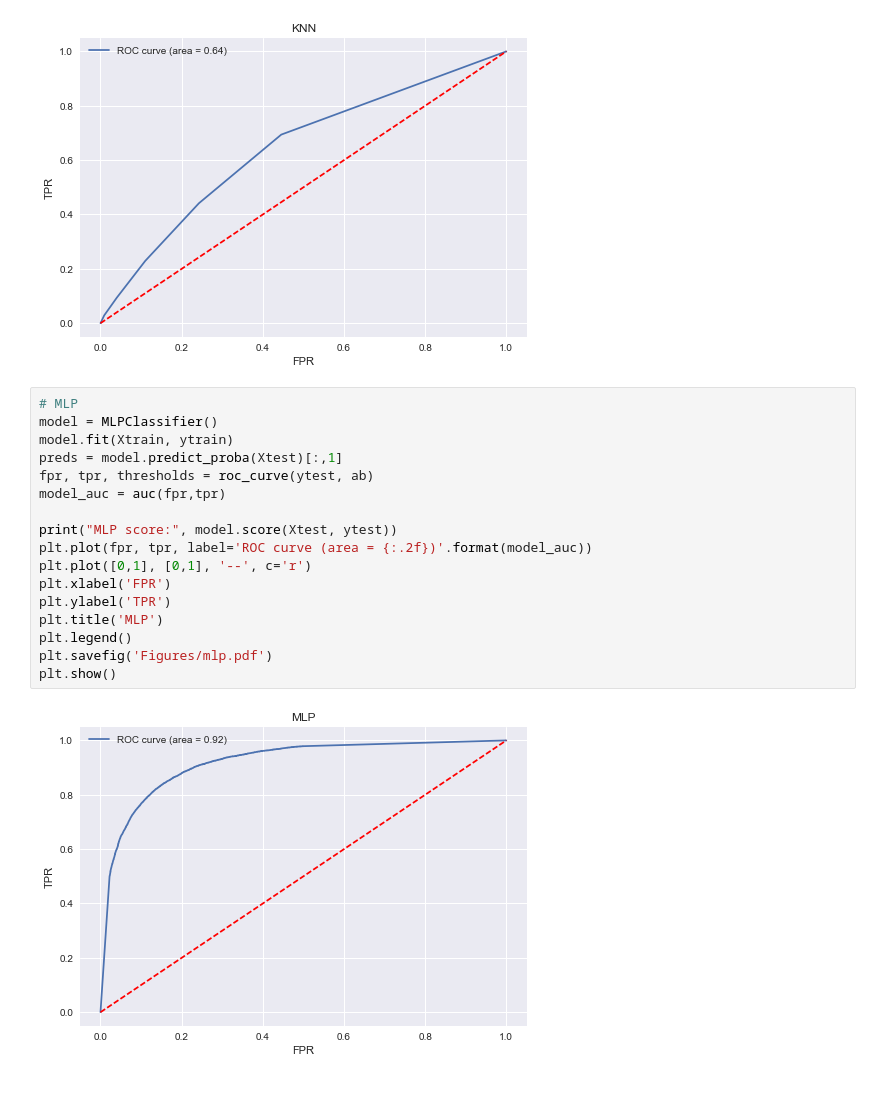
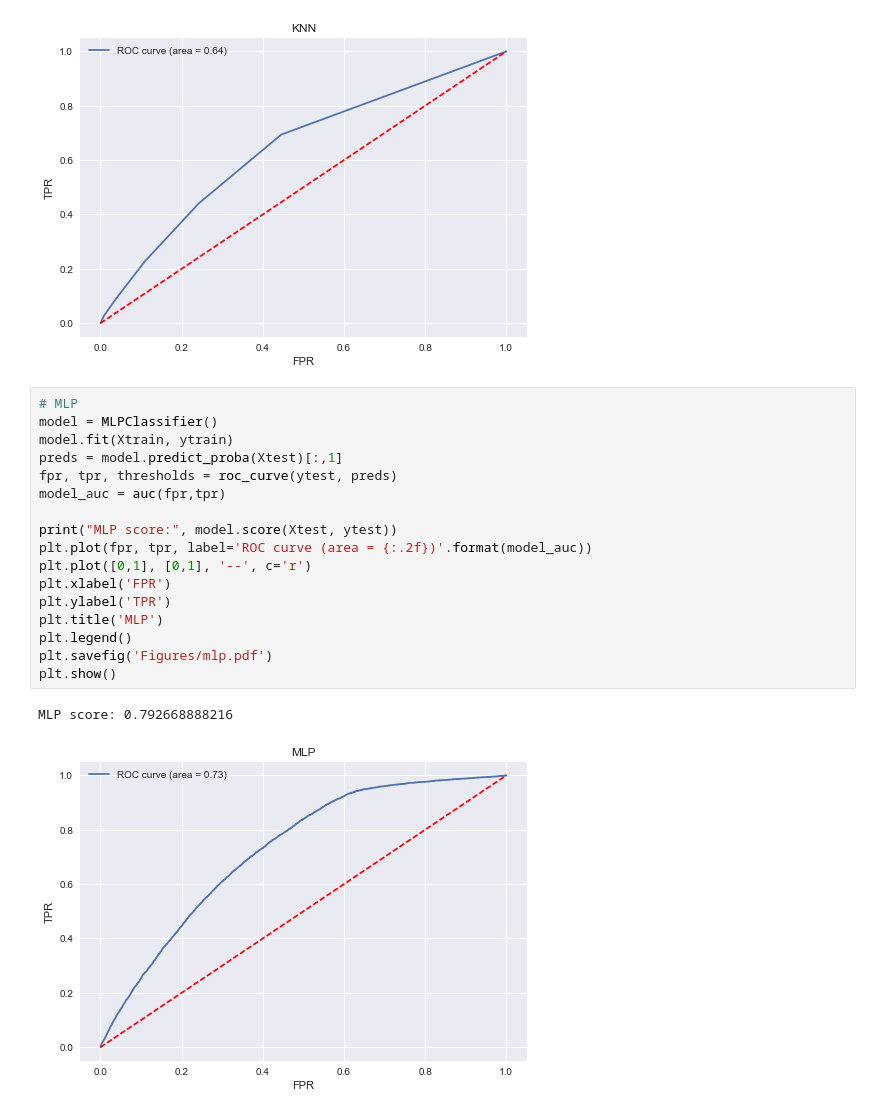
Before and after one commit to munozalexander/NoShow-Prediction, a Jupyter notebook: NoShows.ipynb, the cells around one changed output. Cells and saved outputs as stored; diff of their text form.

```diff
--- a/NoShows.ipynb
+++ b/NoShows.ipynb
@@ -206,19 +219,20 @@ KNN score: 0.755754501546
 # %%
 # MLP
 model = MLPClassifier()
 model.fit(Xtrain, ytrain)
 preds = model.predict_proba(Xtest)[:,1]
-fpr, tpr, thresholds = roc_curve(ytest, ab)
+fpr, tpr, thresholds = roc_curve(ytest, preds)
 model_auc = auc(fpr,tpr)
 
 print("MLP score:", model.score(Xtest, ytest))
 plt.plot(fpr, tpr, label='ROC curve (area = {:.2f})'.format(model_auc))
 plt.plot([0,1], [0,1], '--', c='r')
 plt.xlabel('FPR')
 plt.ylabel('TPR')
 plt.title('MLP')
 plt.legend()
 plt.savefig('Figures/mlp.pdf')
 plt.show()
 # %% [output]
+MLP score: 0.792668888216
-[figure, old version]
+[figure, new version]
```
Also changed, not shown: parts of 4 cells of this notebook, 3 other files.
